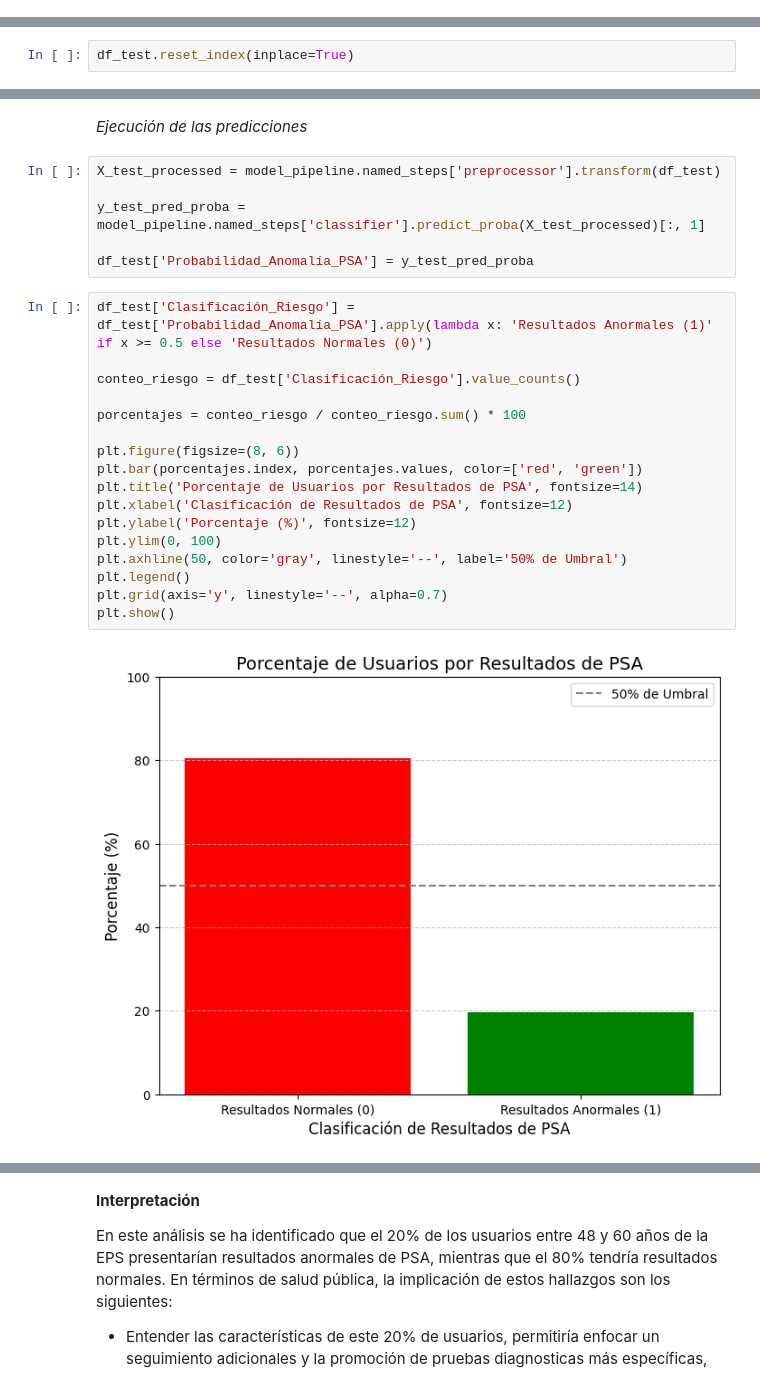
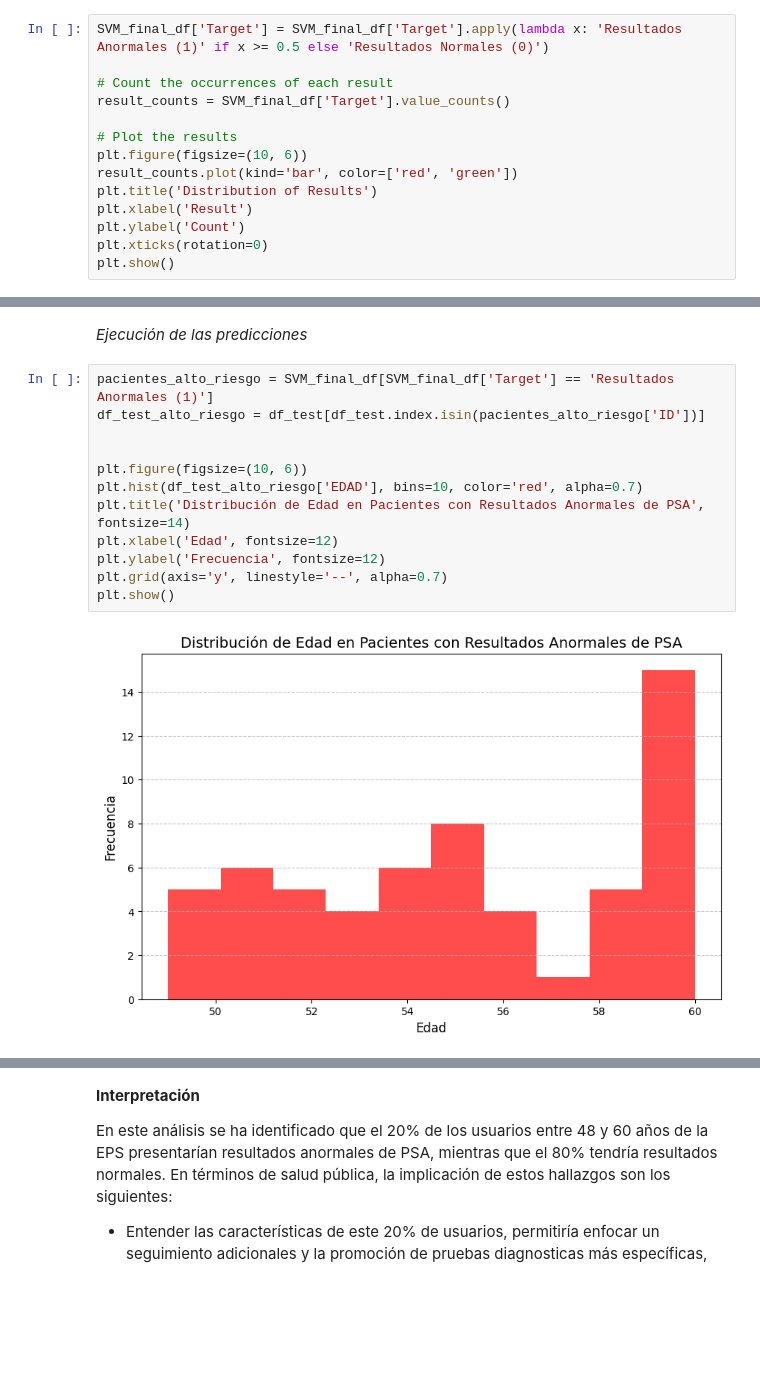
Before and after one commit to Daniel1martinez2/prostate_challenge_FDA, a Jupyter notebook: Notebook_Final_M_M.ipynb, the cells around one changed output, grey strips where cells are left out. Cells and saved outputs as stored; diff of their text form; blank space fills up the shorter version.

```diff
--- a/Notebook_Final_M_M.ipynb
+++ b/Notebook_Final_M_M.ipynb
@@ -957,0 +958,14 @@ print(f"Submission file {submission_file} created successfully.")
+# %%
+SVM_final_df['Target'] = SVM_final_df['Target'].apply(lambda x: 'Resultados Anormales (1)' if x >= 0.5 else 'Resultados Normales (0)')
+
+# Count the occurrences of each result
+result_counts = SVM_final_df['Target'].value_counts()
+
+# Plot the results
+plt.figure(figsize=(10, 6))
+result_counts.plot(kind='bar', color=['red', 'green'])
+plt.title('Distribution of Results')
+plt.xlabel('Result')
+plt.ylabel('Count')
+plt.xticks(rotation=0)
+plt.show()
@@ -1201,3 +1223 @@ ID
-# %%
-df_test.reset_index(inplace=True)
 # %%
@@ -1222,27 +1240,16 @@ Index(['ID', 'MEDICAMENTOS', 'MEDICINA ESPECIALIZADA', 'MEDICINA GENERAL',
 # %% [markdown]
 *Ejecución de las predicciones*
-# %%
-X_test_processed = model_pipeline.named_steps['preprocessor'].transform(df_test)
-
-y_test_pred_proba = model_pipeline.named_steps['classifier'].predict_proba(X_test_processed)[:, 1]
-
-df_test['Probabilidad_Anomalía_PSA'] = y_test_pred_proba
 # %%
-df_test['Clasificación_Riesgo'] = df_test['Probabilidad_Anomalía_PSA'].apply(lambda x: 'Resultados Anormales (1)' if x >= 0.5 else 'Resultados Normales (0)')
+pacientes_alto_riesgo = SVM_final_df[SVM_final_df['Target'] == 'Resultados Anormales (1)']
+df_test_alto_riesgo = df_test[df_test.index.isin(pacientes_alto_riesgo['ID'])]
 
-conteo_riesgo = df_test['Clasificación_Riesgo'].value_counts()
 
-porcentajes = conteo_riesgo / conteo_riesgo.sum() * 100
-
-plt.figure(figsize=(8, 6))
-plt.bar(porcentajes.index, porcentajes.values, color=['red', 'green'])
-plt.title('Porcentaje de Usuarios por Resultados de PSA', fontsize=14)
-plt.xlabel('Clasificación de Resultados de PSA', fontsize=12)
-plt.ylabel('Porcentaje (%)', fontsize=12)
-plt.ylim(0, 100)
-plt.axhline(50, color='gray', linestyle='--', label='50% de Umbral')
-plt.legend()
+plt.figure(figsize=(10, 6))
+plt.hist(df_test_alto_riesgo['EDAD'], bins=10, color='red', alpha=0.7)
+plt.title('Distribución de Edad en Pacientes con Resultados Anormales de PSA', fontsize=14)
+plt.xlabel('Edad', fontsize=12)
+plt.ylabel('Frecuencia', fontsize=12)
 plt.grid(axis='y', linestyle='--', alpha=0.7)
 plt.show()
 # %% [output]
-[figure, old version]
+[figure, new version]
```
Also changed, not shown: parts of 14 cells of this notebook, 2 other files.
